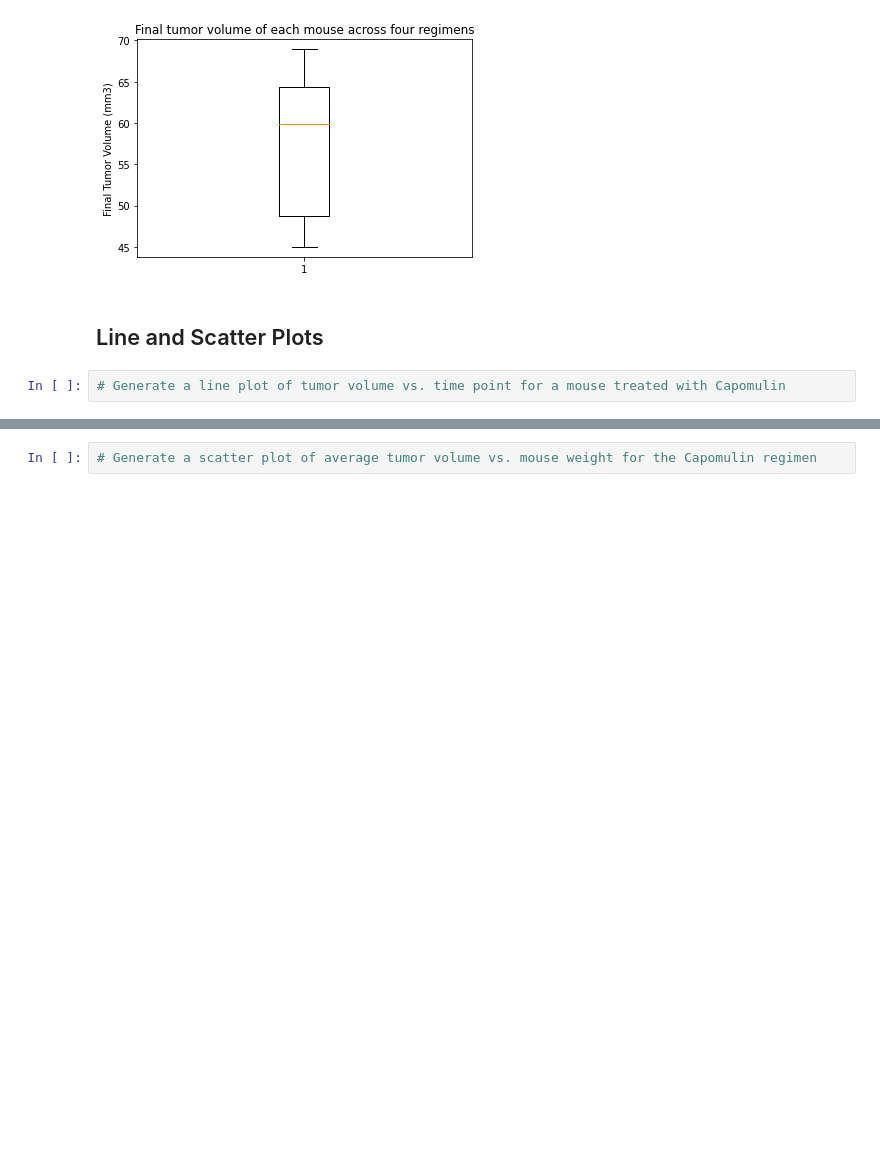
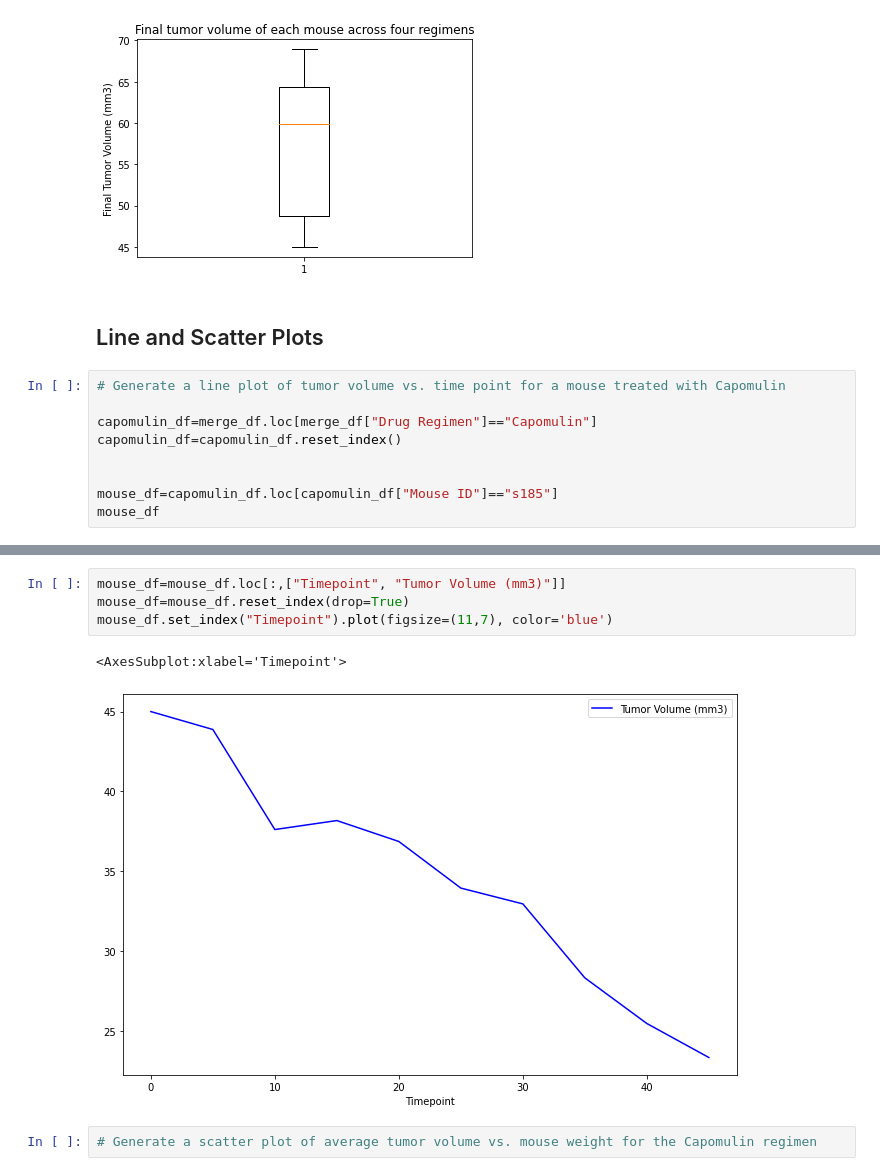
Before and after one commit to samantha8990/Matplotlib-Challenge, a Jupyter notebook: Pymaceuticals_pymaceuticals.ipynb, the cells around one changed output, grey strips where cells are left out. Drawn from its saved outputs; the diff is of its cells as text; blank space fills up the shorter version.

```diff
--- a/Pymaceuticals_pymaceuticals.ipynb
+++ b/Pymaceuticals_pymaceuticals.ipynb
@@ -282,3 +282,10 @@ plt.show()
 ## Line and Scatter Plots
 # %%
 # Generate a line plot of tumor volume vs. time point for a mouse treated with Capomulin
+
+capomulin_df=merge_df.loc[merge_df["Drug Regimen"]=="Capomulin"]
+capomulin_df=capomulin_df.reset_index()
+
+
+mouse_df=capomulin_df.loc[capomulin_df["Mouse ID"]=="s185"]
+mouse_df
@@ -285,3 +304,10 @@ plt.show()
+# %%
+mouse_df=mouse_df.loc[:,["Timepoint", "Tumor Volume (mm3)"]]
+mouse_df=mouse_df.reset_index(drop=True)
+mouse_df.set_index("Timepoint").plot(figsize=(11,7), color='blue')
+# %% [output]
+<AxesSubplot:xlabel='Timepoint'>
+[figure, added]
 # %%
 # Generate a scatter plot of average tumor volume vs. mouse weight for the Capomulin regimen
 # %% [markdown]
```
Also changed, not shown: parts of 1 cell of this notebook.
